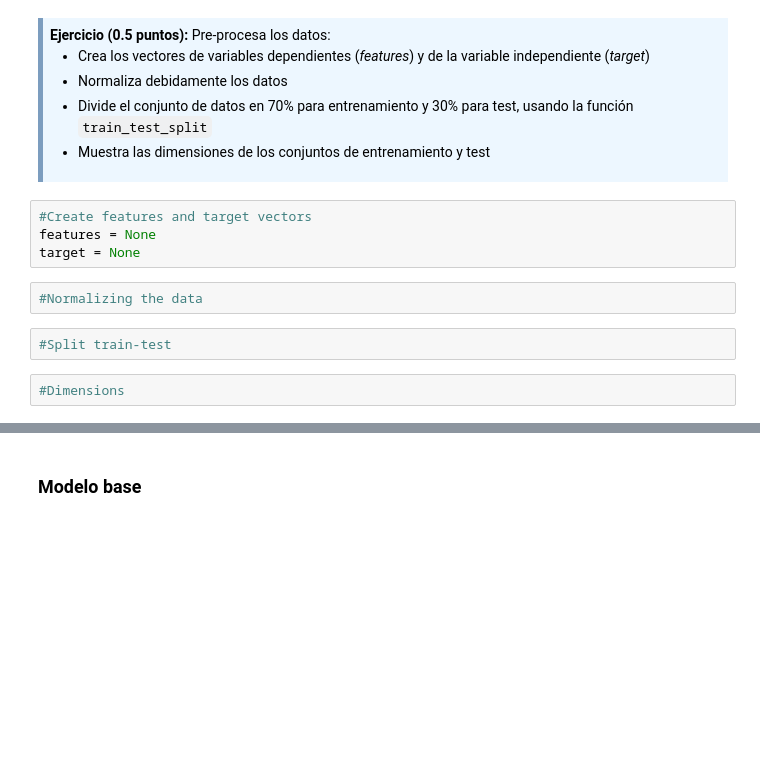
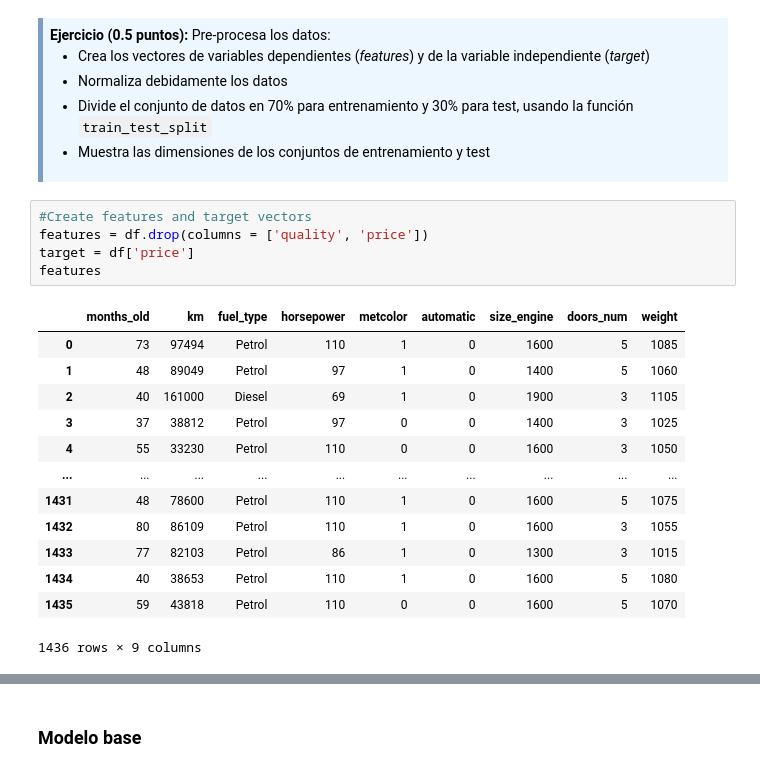
Before and after one commit to mtablado/uoc2022_deeplearning_pec1, a Jupyter notebook: 20212_M2_875_PEC1_Enunciado.ipynb, the cells around one changed output, grey strips where cells are left out. Saved outputs shown, nothing was run; the diff lists cells and outputs as text; blank space fills up the shorter version.

```diff
--- a/20212_M2_875_PEC1_Enunciado.ipynb
+++ b/20212_M2_875_PEC1_Enunciado.ipynb
@@ -670,11 +647,20 @@ En este apartado resolveremos un problema de regresión intentando predecir el p
 </div>
 # %%
 #Create features and target vectors
-features = None
-target = None
+features = df.drop(columns = ['quality', 'price'])
+target = df['price']
+features
+# %% [output]
+|  | months_old | km | fuel_type | horsepower | metcolor | automatic | size_engine | doors_num | weight |
+| 0 | 73 | 97494 | Petrol | 110 | 1 | 0 | 1600 | 5 | 1085 |
+| 1 | 48 | 89049 | Petrol | 97 | 1 | 0 | 1400 | 5 | 1060 |
+| 2 | 40 | 161000 | Diesel | 69 | 1 | 0 | 1900 | 3 | 1105 |
+| 3 | 37 | 38812 | Petrol | 97 | 0 | 0 | 1400 | 3 | 1025 |
+| 4 | 55 | 33230 | Petrol | 110 | 0 | 0 | 1600 | 3 | 1050 |
+| ... | ... | ... | ... | ... | ... | ... | ... | ... | ... |
+| 1431 | 48 | 78600 | Petrol | 110 | 1 | 0 | 1600 | 5 | 1075 |
+| 1432 | 80 | 86109 | Petrol | 110 | 1 | 0 | 1600 | 3 | 1055 |
+| 1433 | 77 | 82103 | Petrol | 86 | 1 | 0 | 1300 | 3 | 1015 |
+| 1434 | 40 | 38653 | Petrol | 110 | 1 | 0 | 1600 | 5 | 1080 |
+| 1435 | 59 | 43818 | Petrol | 110 | 0 | 0 | 1600 | 5 | 1070 |
+1436 rows × 9 columns
-# %%
-#Normalizing the data
-# %%
-#Split train-test
-# %%
-#Dimensions
```
Also changed, not shown: parts of 25 cells of this notebook.
